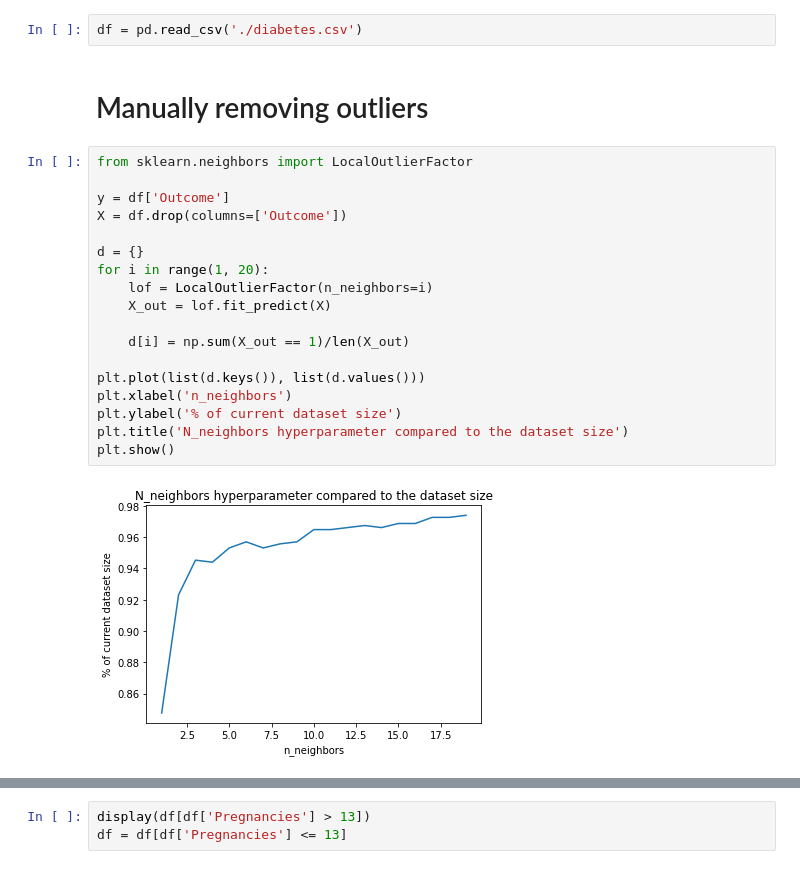
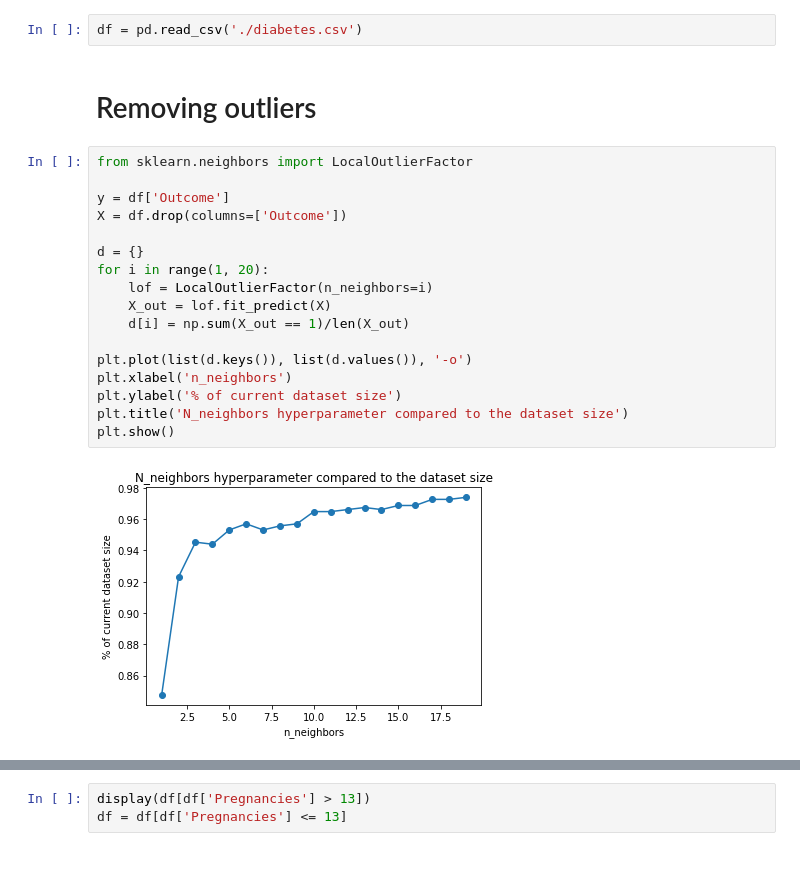
Before and after one commit to ir2718/intro-to-data-science, a Jupyter notebook: uzop_grupni_projekt.ipynb, the cells around one changed output, grey strips where cells are left out. Saved outputs shown, nothing was run; the diff lists cells and outputs as text.

```diff
--- a/uzop_grupni_projekt.ipynb
+++ b/uzop_grupni_projekt.ipynb
@@ -17,27 +18,26 @@ import seaborn as sb
 # %%
 df = pd.read_csv('./diabetes.csv')
 # %% [markdown]
-# Manually removing outliers
+# Removing outliers
 # %%
 from sklearn.neighbors import LocalOutlierFactor
 
 y = df['Outcome']
 X = df.drop(columns=['Outcome'])
 
 d = {}
 for i in range(1, 20):
     lof = LocalOutlierFactor(n_neighbors=i)
     X_out = lof.fit_predict(X)
-
     d[i] = np.sum(X_out == 1)/len(X_out)
 
-plt.plot(list(d.keys()), list(d.values()))
+plt.plot(list(d.keys()), list(d.values()), '-o')
 plt.xlabel('n_neighbors')
 plt.ylabel('% of current dataset size')
 plt.title('N_neighbors hyperparameter compared to the dataset size')
 plt.show()
 # %% [output]
-[figure, old version]
+[figure, new version]
 # %%
 lof = LocalOutlierFactor(n_neighbors=4)
 X_out = lof.fit_predict(X)
```
Also changed, not shown: parts of 27 cells of this notebook.
